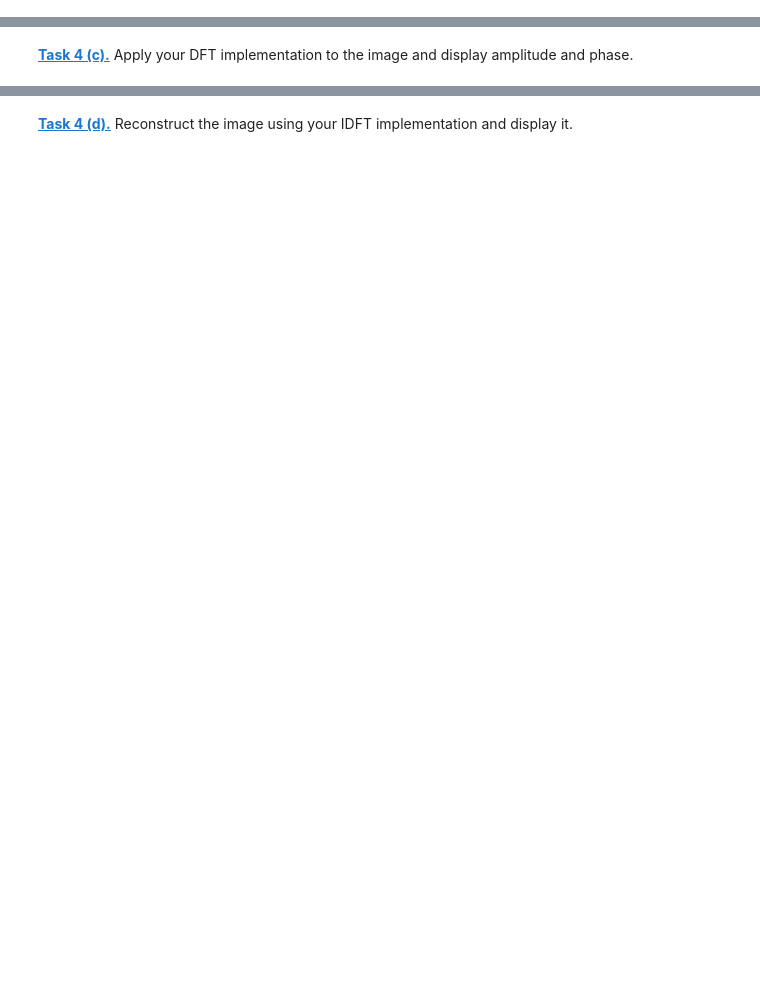
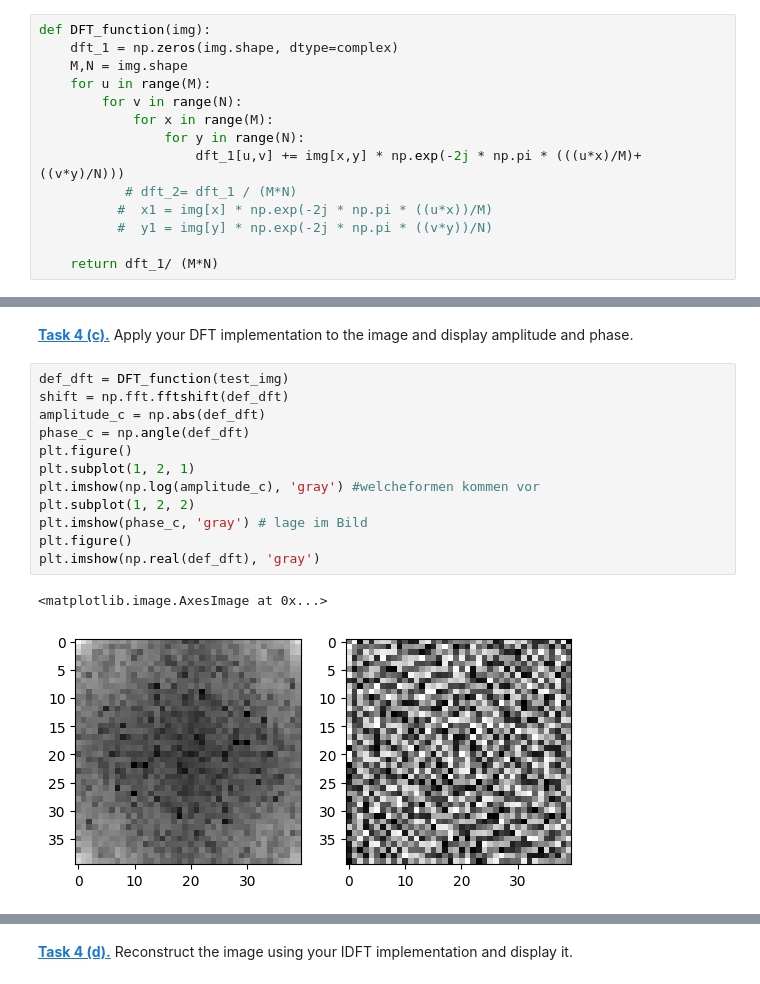
Before and after one commit to Hannahrrrrr/mobifs5-python, a Jupyter notebook: fourier.ipynb, the cells around one changed output, grey strips where cells are left out. Drawn from its saved outputs; the diff is of its cells as text; blank space fills up the shorter version.

```diff
--- a/fourier.ipynb
+++ b/fourier.ipynb
@@ -220,2 +217,16 @@ M,N = img.shape
+# %%
+def DFT_function(img):
+    dft_1 = np.zeros(img.shape, dtype=complex)
+    M,N = img.shape
+    for u in range(M):
+        for v in range(N):
+            for x in range(M):
+                for y in range(N):
+                    dft_1[u,v] += img[x,y] * np.exp(-2j * np.pi * (((u*x)/M)+((v*y)/N)))
+           # dft_2= dft_1 / (M*N)
+          #  x1 = img[x] * np.exp(-2j * np.pi * ((u*x))/M)
+          #  y1 = img[y] * np.exp(-2j * np.pi * ((v*y))/N)
+
+    return dft_1/ (M*N)
 # %% [markdown]
 **[Task 4 (b).]()** Implement a function that computes the 2D-IDFT.
@@ -227,2 +254,17 @@ plt.imshow(test_img, 'gray')
 # %% [markdown]
 **[Task 4 (c).]()** Apply your DFT implementation to the image and display amplitude and phase.
+# %%
+def_dft = DFT_function(test_img)
+shift = np.fft.fftshift(def_dft)
+amplitude_c = np.abs(def_dft)
+phase_c = np.angle(def_dft)
+plt.figure()
+plt.subplot(1, 2, 1)
+plt.imshow(np.log(amplitude_c), 'gray') #welcheformen kommen vor
+plt.subplot(1, 2, 2)
+plt.imshow(phase_c, 'gray') # lage im Bild
+plt.figure()
+plt.imshow(np.real(def_dft), 'gray')
+# %% [output]
+<matplotlib.image.AxesImage at 0x...>
+[figure, added]
```
Also changed, not shown: parts of 6 cells of this notebook.
